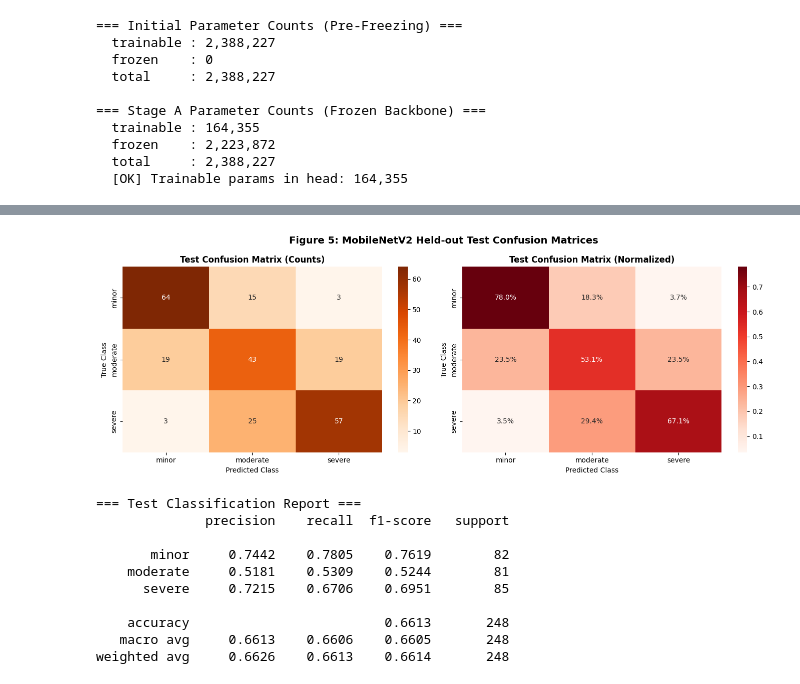
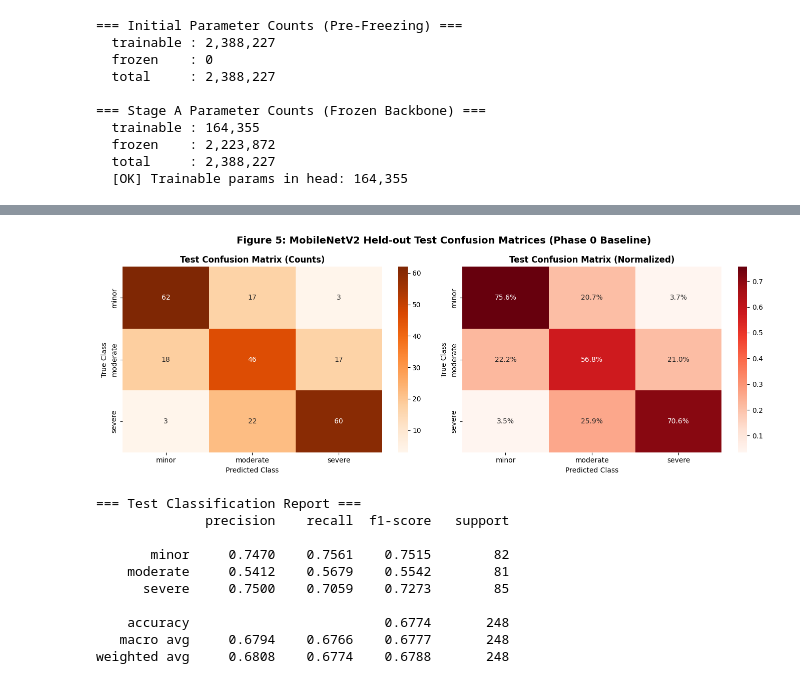
Before and after one commit to AmitavaDatta2004/NPN-Car-Insurance, a Jupyter notebook: notebooks/07_severity_mobilenetv2_training.ipynb, the cells around one changed output, grey strips where cells are left out. Saved outputs shown, nothing was run; the diff lists cells and outputs as text; code cells hidden in the pictures.

```diff
--- a/notebooks/07_severity_mobilenetv2_training.ipynb
+++ b/notebooks/07_severity_mobilenetv2_training.ipynb
@@ -333,8 +379,9 @@ print("[OK] CrossEntropyLoss initialized with balanced class weighting and label
   severe    : 0.9572
 [OK] CrossEntropyLoss initialized with balanced class weighting and label smoothing (0.05).
 # %%
-# Cell 6: Model Instantiation and Parameter Inspection
-model = build_severity_mobilenet(pretrained=True, num_classes=3, dropout=0.3).to(DEVICE)
+# Cell 6: Model Instantiation with Baseline Dropout = 0.3
+DROPOUT = 0.3
+model = build_severity_mobilenet(pretrained=True, num_classes=3, dropout=DROPOUT).to(DEVICE)
 
 print("=== Initial Parameter Counts (Pre-Freezing) ===")
 counts_init = model.trainable_parameter_count()
@@ -380,7 +427,7 @@ def train_one_epoch(model, loader, criterion, optimizer, device):
         total += len(labels)
     return total_loss / total, correct / total
 
-def evaluate_model(model, loader, criterion, device):
+def evaluate_model(model, loader, criterion, device, use_tta: bool = False):
     model.eval()
     total_loss = 0.0
     all_preds = []
@@ -394,8 +441,13 @@ def evaluate_model(model, loader, criterion, device):
             loss = criterion(outputs, labels)
             total_loss += loss.item() * len(labels)
 
-            probs = F.softmax(outputs, dim=1)
-            preds = outputs.argmax(dim=1)
+            if use_tta:
+                outputs_flipped = model(torch.flip(images, dims=[3]))
+                probs = (F.softmax(outputs, dim=1) + F.softmax(outputs_flipped, dim=1)) / 2.0
+            else:
+                probs = F.softmax(outputs, dim=1)
+
+            preds = probs.argmax(dim=1)
 
             all_preds.extend(preds.cpu().numpy())
             all_labels.extend(labels.cpu().numpy())
@@ -435,5 +487,5 @@ def evaluate_model(model, loader, criterion, device):
     }
     return metrics
 
-print("[OK] Training & evaluation engines ready (per-class recall tracking enabled).")
+print("[OK] Training & evaluation engines ready (Deterministic standard evaluation, use_tta=False).")
 # %% [output]
@@ -707,16 +842,37 @@ Total Validation Errors: 68 out of 243 (28.0%)
 # %%
-# Cell 13: Final Held-out Test Set Evaluation (Evaluated Exactly ONCE)
-print("=== HELD-OUT TEST EVALUATION (Phase 6 Final Gate) ===")
-test_res = evaluate_model(model, test_loader, criterion, DEVICE)
+# Cell 14: Final Held-out Test Set Evaluation (Evaluated Exactly ONCE)
+print("=== HELD-OUT TEST EVALUATION (Phase 0 Repaired Baseline) ===")
+test_res = evaluate_model(model, test_loader, criterion, DEVICE, use_tta=False)
 
-print(f"  Test Accuracy:     {test_res['accuracy']:.4f} ({test_res['accuracy']:.1%})")
-print(f"  Test Macro Prec:   {test_res['macro_precision']:.4f}")
-print(f"  Test Macro Rec:    {test_res['macro_recall']:.4f}")
-print(f"  Test Macro F1:     {test_res['macro_f1']:.4f}")
-print(f"  Test Weighted F1:  {test_res['weighted_f1']:.4f}")
-print(f"  Test Severe Recall:{test_res['severe_recall']:.4f} ({test_res['severe_recall']:.1%})")
+# Strict metric consistency: ALL final metrics derived from ONE array: final_predictions
+final_predictions = test_res['predictions']
+final_labels = test_res['labels']
+final_probs = test_res['probabilities']
 
-cm_test = confusion_matrix(test_res['labels'], test_res['predictions'])
+test_accuracy = (final_predictions == final_labels).mean()
+test_macro_precision = precision_score(final_labels, final_predictions, average='macro', zero_division=0)
+test_macro_recall = recall_score(final_labels, final_predictions, average='macro', zero_division=0)
+test_macro_f1 = f1_score(final_labels, final_predictions, average='macro', zero_division=0)
+test_weighted_f1 = f1_score(final_labels, final_predictions, average='weighted', zero_division=0)
+
+# Per-class recall calculations
+minor_mask = (final_labels == 0)
+mod_mask = (final_labels == 1)
+sev_mask = (final_labels == 2)
+minor_rec = float((final_predictions[minor_mask] == 0).mean()) if minor_mask.sum() > 0 else 0.0
+mod_rec = float((final_predictions[mod_mask] == 1).mean()) if mod_mask.sum() > 0 else 0.0
+sev_rec = float((final_predictions[sev_mask] == 2).mean()) if sev_mask.sum() > 0 else 0.0
+
+print(f"  Test Accuracy:     {test_accuracy:.4f} ({test_accuracy:.1%})")
+print(f"  Test Macro Prec:   {test_macro_precision:.4f}")
+print(f"  Test Macro Rec:    {test_macro_recall:.4f}")
+print(f"  Test Macro F1:     {test_macro_f1:.4f}")
+print(f"  Test Weighted F1:  {test_weighted_f1:.4f}")
+print(f"  Test Minor Recall: {minor_rec:.4f} ({minor_rec:.1%})")
+print(f"  Test Mod Recall:   {mod_rec:.4f} ({mod_rec:.1%})")
+print(f"  Test Severe Recall:{sev_rec:.4f} ({sev_rec:.1%})")
+
+cm_test = confusion_matrix(final_labels, final_predictions)
 cm_test_norm = cm_test.astype('float') / cm_test.sum(axis=1)[:, np.newaxis]
 
 fig, (ax1, ax2) = plt.subplots(1, 2, figsize=(14, 5))
@@ -730,11 +886,11 @@ ax2.set_title('Test Confusion Matrix (Normalized)', fontweight='bold')
 ax2.set_xlabel('Predicted Class')
 ax2.set_ylabel('True Class')
 
-plt.suptitle('Figure 5: MobileNetV2 Held-out Test Confusion Matrices', fontsize=14, fontweight='bold')
+plt.suptitle('Figure 5: MobileNetV2 Held-out Test Confusion Matrices (Phase 0 Baseline)', fontsize=14, fontweight='bold')
 plt.tight_layout()
-plt.savefig(save_dir / 'mnv2_test_confusion_matrix.png', dpi=150)
+plt.savefig(PHASE0_DIR / 'mnv2_test_confusion_matrix.png', dpi=150)
 plt.show()
 
 print("\n=== Test Classification Report ===")
-print(classification_report(test_res['labels'], test_res['predictions'], target_names=SEVERITY_CLASSES, digits=4))
+print(classification_report(final_labels, final_predictions, target_names=SEVERITY_CLASSES, digits=4))
 # %% [output]
@@ -748,12 +906,12 @@ print(classification_report(test_res['labels'], test_res['predictions'], target_
-[figure, old version]
+[figure, new version]
 === Test Classification Report ===
               precision    recall  f1-score   support
 
-       minor     0.7442    0.7805    0.7619        82
-    moderate     0.5181    0.5309    0.5244        81
-      severe     0.7215    0.6706    0.6951        85
+       minor     0.7470    0.7561    0.7515        82
+    moderate     0.5412    0.5679    0.5542        81
+      severe     0.7500    0.7059    0.7273        85
 
-    accuracy                         0.6613       248
-   macro avg     0.6613    0.6606    0.6605       248
-weighted avg     0.6626    0.6613    0.6614       248
+    accuracy                         0.6774       248
+   macro avg     0.6794    0.6766    0.6777       248
+weighted avg     0.6808    0.6774    0.6788       248
 # %%
```
Also changed, not shown: parts of 21 cells of this notebook, 1 other file.
